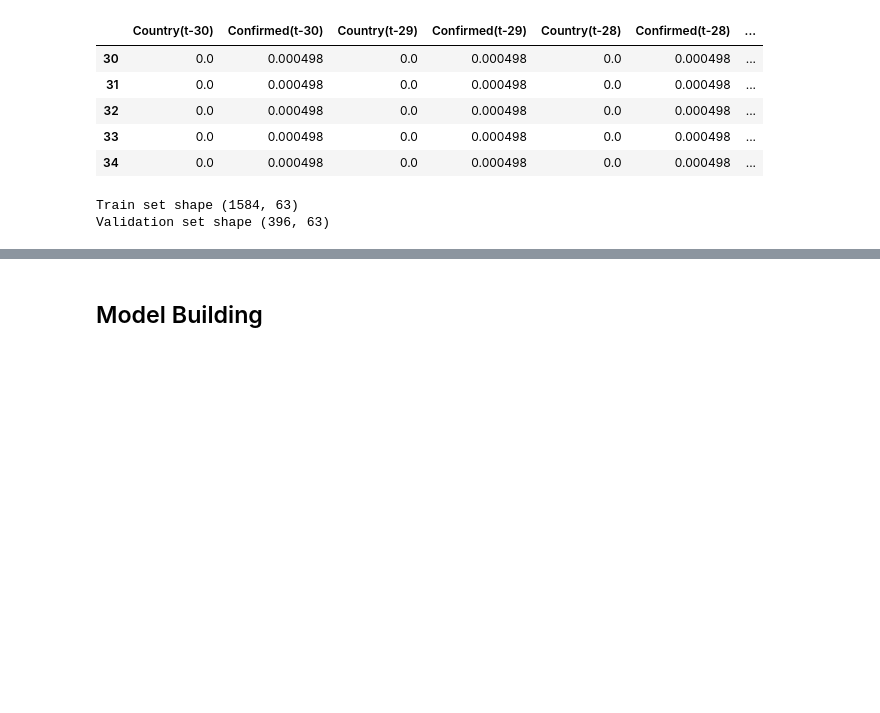
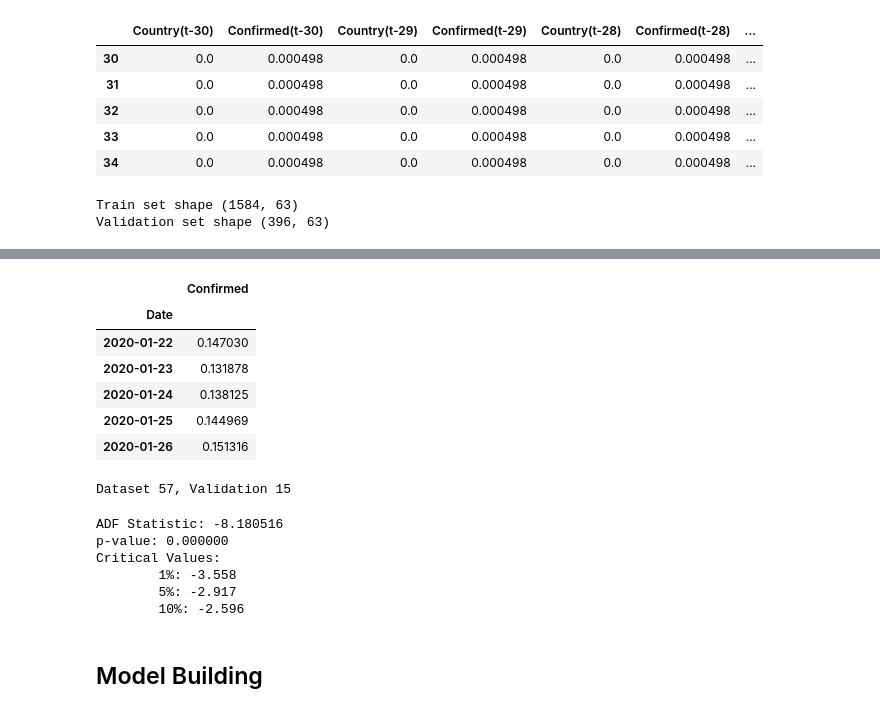
Before and after one commit to vkmanojk/COVID19, a Jupyter notebook: Covid_TimeSeries.ipynb, the cells around one changed output, grey strips where cells are left out. Saved outputs shown, nothing was run; the diff lists cells and outputs as text; code cells hidden in the pictures; blank space fills up the shorter version.

```diff
--- a/Covid_TimeSeries.ipynb
+++ b/Covid_TimeSeries.ipynb
@@ -295,3 +317,23 @@ def create_sequences(data, seq_length):
 #     print('X',xs)
 #     print('Y',ys)
     return np.array(xs), np.array(ys)
+# %%
+df = df.groupby('Date').sum()
+df = df.drop(columns=['latitude','longitude','loc_id','Key','Deaths','Recovered'],axis=1)
+df.head()
+# %% [output]
+|  | Confirmed |
+| Date |  |
+| 2020-01-22 | 0.147030 |
+| 2020-01-23 | 0.131878 |
+| 2020-01-24 | 0.138125 |
+| 2020-01-25 | 0.144969 |
+| 2020-01-26 | 0.151316 |
+# %%
+split_point = int(len(df) * 0.80)
+dataset, validation = df[0:split_point], df[split_point:]
+print('Dataset %d, Validation %d' % (len(dataset), len(validation)))
+dataset.to_csv('dataset.csv', header = False)
+validation.to_csv('validation.csv', header = False)
+# %% [output]
+Dataset 57, Validation 15
@@ -298,3 +355,20 @@ def create_sequences(data, seq_length):
+# %%
+stationary = difference(arima_X_train)
+stationary.index = arima_series.index[1:]
+result = adfuller(stationary)
+print('ADF Statistic: %f' % result[0])
+print('p-value: %f' % result[1])
+print('Critical Values:')
+for key, value in result[4].items():
+	print('\t%s: %.3f' % (key, value))
+stationary.to_csv('train_stationary.csv', header = False)
+# %% [output]
+ADF Statistic: -8.180516
+p-value: 0.000000
+Critical Values:
+        1%: -3.558
+        5%: -2.917
+        10%: -2.596
 # %% [markdown]
 ## Model Building
 # %% [markdown]
```
Also changed, not shown: parts of 53 cells of this notebook.
